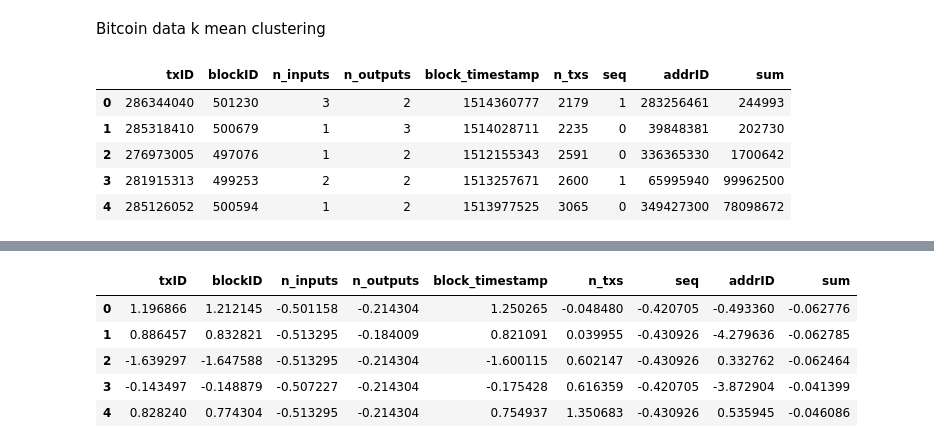
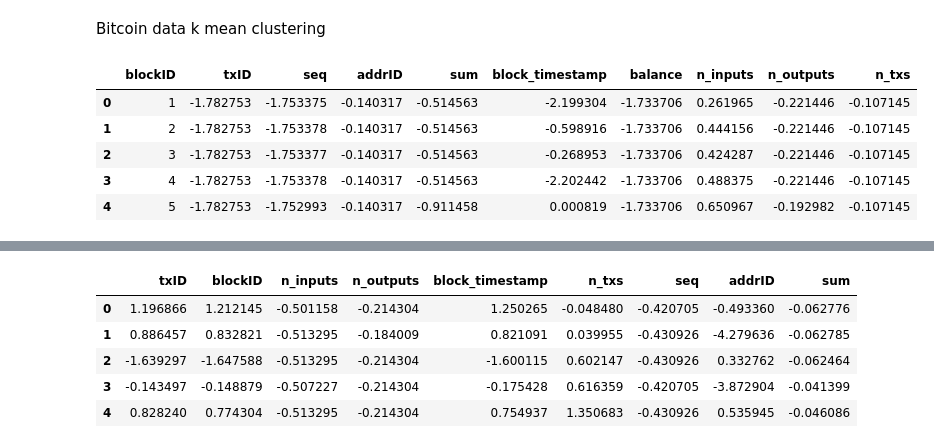
Before and after one commit to arcane1028/BitcoinTest, a Jupyter notebook: notebook/k-mean.ipynb, the cells around one changed output, grey strips where cells are left out. Drawn from its saved outputs; the diff is of its cells as text; code cells hidden in the pictures.

```diff
--- a/notebook/k-mean.ipynb
+++ b/notebook/k-mean.ipynb
@@ -14,14 +14,14 @@ from sklearn.manifold import TSNE
 # data_in = pd.read_csv("data_in.csv", index_col=False)
 # data_in.head()
 # %%
-data_sample = pd.read_csv("data_in_sample.csv", index_col=False)
+data_sample = pd.read_csv("data/final_db_scale.csv", index_col=False)
 # data_sample = data_in.sample(100000)
 data_sample.head()
 # %% [output]
-|  | txID | blockID | n_inputs | n_outputs | block_timestamp | n_txs | seq | addrID | sum |
-| 0 | 286344040 | 501230 | 3 | 2 | 1514360777 | 2179 | 1 | 283256461 | 244993 |
-| 1 | 285318410 | 500679 | 1 | 3 | 1514028711 | 2235 | 0 | 39848381 | 202730 |
-| 2 | 276973005 | 497076 | 1 | 2 | 1512155343 | 2591 | 0 | 336365330 | 1700642 |
-| 3 | 281915313 | 499253 | 2 | 2 | 1513257671 | 2600 | 1 | 65995940 | 99962500 |
-| 4 | 285126052 | 500594 | 1 | 2 | 1513977525 | 3065 | 0 | 349427300 | 78098672 |
+|  | blockID | txID | seq | addrID | sum | block_timestamp | balance | n_inputs | n_outputs | n_txs |
+| 0 | 1 | -1.782753 | -1.753375 | -0.140317 | -0.514563 | -2.199304 | -1.733706 | 0.261965 | -0.221446 | -0.107145 |
+| 1 | 2 | -1.782753 | -1.753378 | -0.140317 | -0.514563 | -0.598916 | -1.733706 | 0.444156 | -0.221446 | -0.107145 |
+| 2 | 3 | -1.782753 | -1.753377 | -0.140317 | -0.514563 | -0.268953 | -1.733706 | 0.424287 | -0.221446 | -0.107145 |
+| 3 | 4 | -1.782753 | -1.753378 | -0.140317 | -0.514563 | -2.202442 | -1.733706 | 0.488375 | -0.221446 | -0.107145 |
+| 4 | 5 | -1.782753 | -1.752993 | -0.140317 | -0.911458 | 0.000819 | -1.733706 | 0.650967 | -0.192982 | -0.107145 |
 # %%
```
Also changed, not shown: parts of 2 cells of this notebook, 4 other files.
